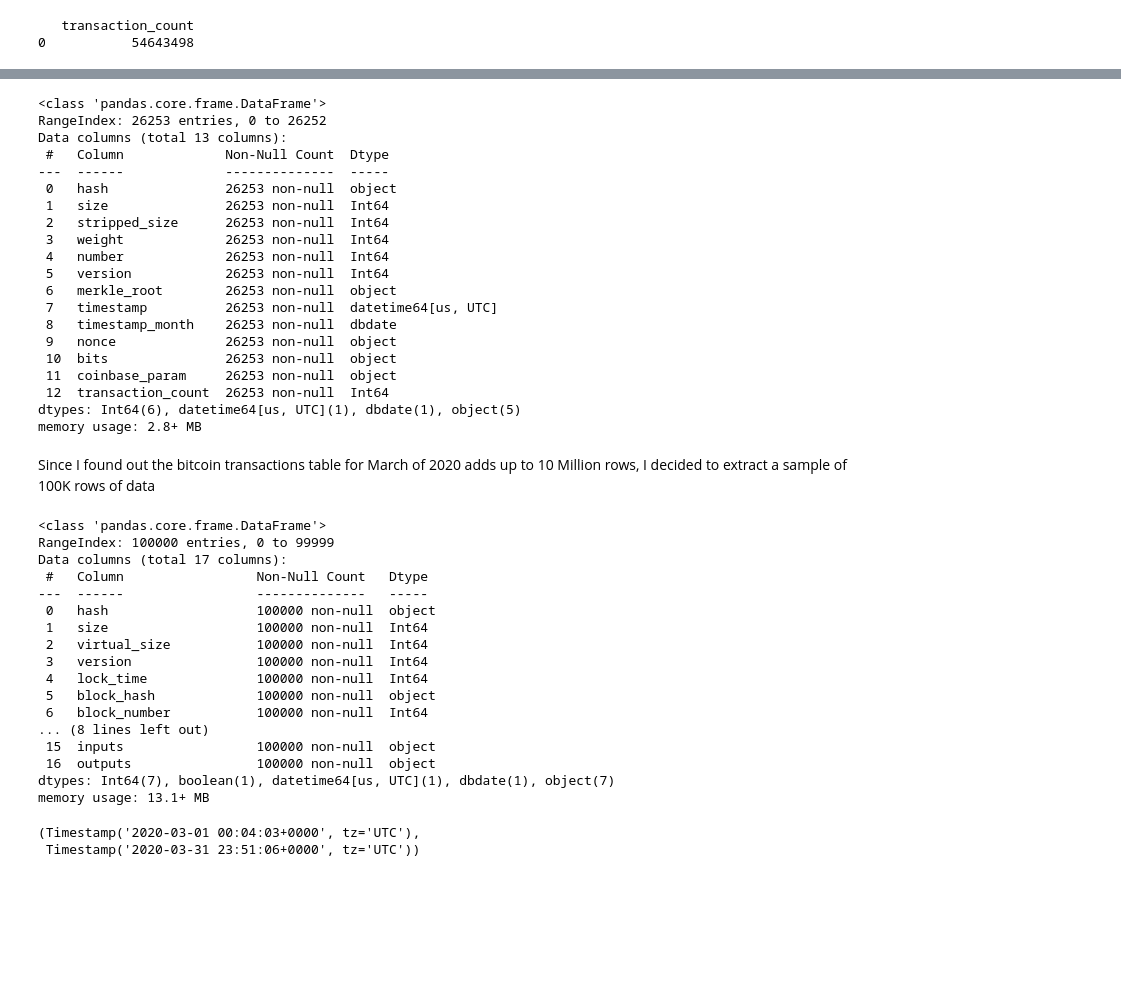
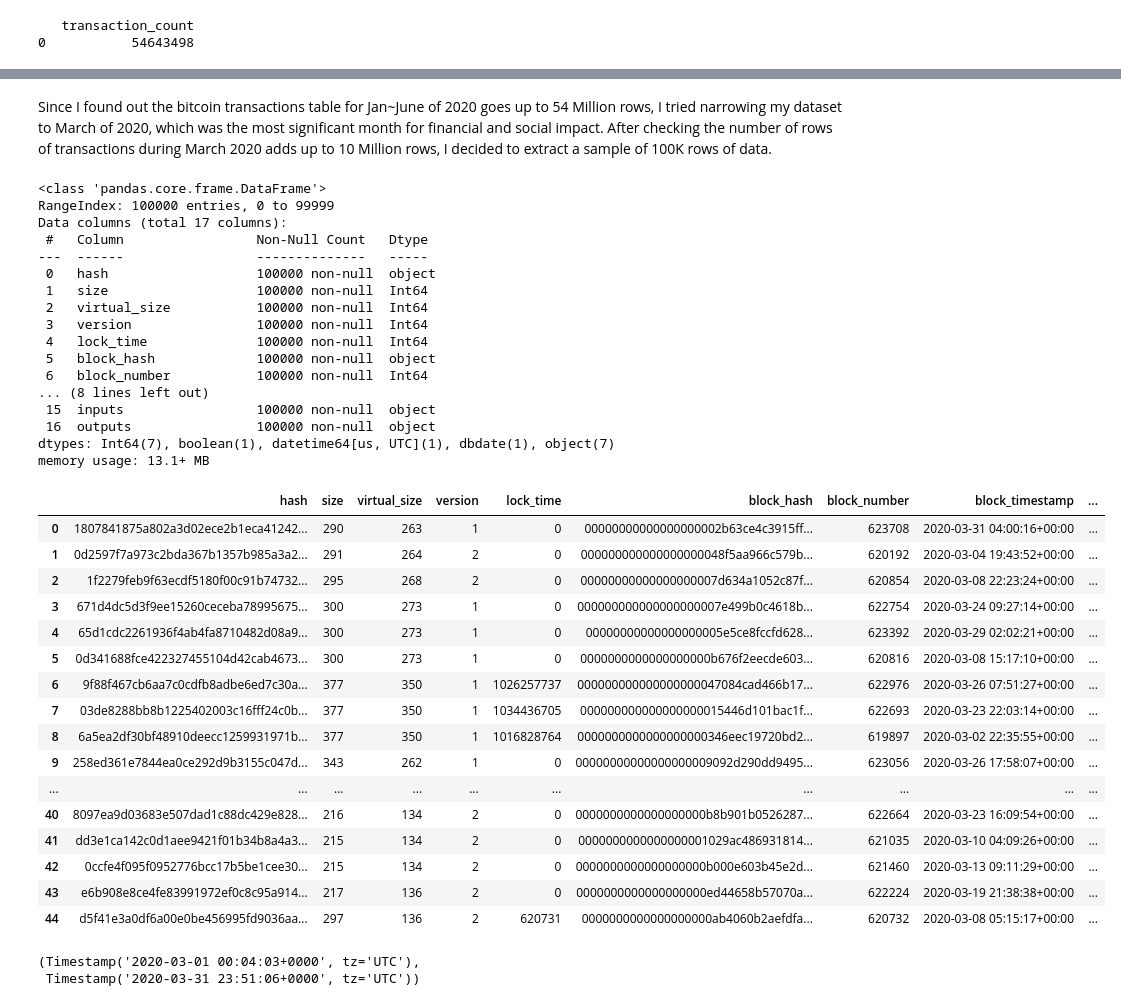
Before and after one commit to happybathtowel/CAPSTONE_PROJECT, a Jupyter notebook: BTC_Blockchain&WorldEvents_Analysis.ipynb, the cells around one changed output, grey strips where cells are left out. Cells and saved outputs as stored; diff of their text form; code cells hidden in the pictures; blank space fills up the shorter version.

```diff
--- a/BTC_Blockchain&WorldEvents_Analysis.ipynb
+++ b/BTC_Blockchain&WorldEvents_Analysis.ipynb
@@ -170,62 +111,51 @@ df_join_test.head()
-# %%
-query_blocks_covid = """
-SELECT *
-FROM `bigquery-public-data.crypto_bitcoin.blocks`
-WHERE timestamp BETWEEN '2020-01-01' AND '2020-06-30'
-"""
-df_blocks = client.query(query_blocks_covid).to_dataframe()
-df_blocks.info()
-# %% [output]
-<class 'pandas.core.frame.DataFrame'>
-RangeIndex: 26253 entries, 0 to 26252
-Data columns (total 13 columns):
- #   Column             Non-Null Count  Dtype
----  ------             --------------  -----
- 0   hash               26253 non-null  object
- 1   size               26253 non-null  Int64
- 2   stripped_size      26253 non-null  Int64
- 3   weight             26253 non-null  Int64
- 4   number             26253 non-null  Int64
- 5   version            26253 non-null  Int64
- 6   merkle_root        26253 non-null  object
- 7   timestamp          26253 non-null  datetime64[us, UTC]
- 8   timestamp_month    26253 non-null  dbdate
- 9   nonce              26253 non-null  object
- 10  bits               26253 non-null  object
- 11  coinbase_param     26253 non-null  object
- 12  transaction_count  26253 non-null  Int64
-dtypes: Int64(6), datetime64[us, UTC](1), dbdate(1), object(5)
-memory usage: 2.8+ MB
 # %% [markdown]
-Since I found out the bitcoin transactions table for March of 2020 adds up to 10 Million rows, I decided to extract a sample of 100K rows of data
+Since I found out the bitcoin transactions table for Jan~June of 2020 goes up to 54 Million rows, I tried narrowing my dataset to March of 2020, which was the most significant month for financial and social impact. After checking the number of rows of transactions during March 2020 adds up to 10 Million rows, I decided to extract a sample of 100K rows of data.
 # %%
 # Getting a sample (100k rows) of data from the bitcoin transactions table for March 2020:
 query_transactions_march_2020 = """
 SELECT *
 FROM `bigquery-public-data.crypto_bitcoin.transactions`
 WHERE block_timestamp BETWEEN '2020-03-01' AND '2020-03-31 23:59:59'
 LIMIT 100000
 """
 df_transactions = client.query(query_transactions_march_2020).to_dataframe()
 df_transactions.info()
+df_transactions.head(45)
 # %% [output]
 <class 'pandas.core.frame.DataFrame'>
 RangeIndex: 100000 entries, 0 to 99999
 Data columns (total 17 columns):
  #   Column                 Non-Null Count   Dtype
 ---  ------                 --------------   -----
  0   hash                   100000 non-null  object
  1   size                   100000 non-null  Int64
  2   virtual_size           100000 non-null  Int64
  3   version                100000 non-null  Int64
  4   lock_time              100000 non-null  Int64
  5   block_hash             100000 non-null  object
  6   block_number           100000 non-null  Int64
 ... (8 lines left out)
  15  inputs                 100000 non-null  object
  16  outputs                100000 non-null  object
 dtypes: Int64(7), boolean(1), datetime64[us, UTC](1), dbdate(1), object(7)
 memory usage: 13.1+ MB
+|  | hash | size | virtual_size | version | lock_time | block_hash | block_number | block_timestamp | ... |
+| 0 | 1807841875a802a3d02ece2b1eca41242... | 290 | 263 | 1 | 0 | 00000000000000000002b63ce4c3915ff... | 623708 | 2020-03-31 04:00:16+00:00 | ... |
+| 1 | 0d2597f7a973c2bda367b1357b985a3a2... | 291 | 264 | 2 | 0 | 000000000000000000048f5aa966c579b... | 620192 | 2020-03-04 19:43:52+00:00 | ... |
+| 2 | 1f2279feb9f63ecdf5180f00c91b74732... | 295 | 268 | 2 | 0 | 00000000000000000007d634a1052c87f... | 620854 | 2020-03-08 22:23:24+00:00 | ... |
+| 3 | 671d4dc5d3f9ee15260ceceba78995675... | 300 | 273 | 1 | 0 | 000000000000000000007e499b0c4618b... | 622754 | 2020-03-24 09:27:14+00:00 | ... |
+| 4 | 65d1cdc2261936f4ab4fa8710482d08a9... | 300 | 273 | 1 | 0 | 00000000000000000005e5ce8fccfd628... | 623392 | 2020-03-29 02:02:21+00:00 | ... |
+| 5 | 0d341688fce422327455104d42cab4673... | 300 | 273 | 1 | 0 | 0000000000000000000b676f2eecde603... | 620816 | 2020-03-08 15:17:10+00:00 | ... |
+| 6 | 9f88f467cb6aa7c0cdfb8adbe6ed7c30a... | 377 | 350 | 1 | 1026257737 | 000000000000000000047084cad466b17... | 622976 | 2020-03-26 07:51:27+00:00 | ... |
+| 7 | 03de8288bb8b1225402003c16fff24c0b... | 377 | 350 | 1 | 1034436705 | 000000000000000000015446d101bac1f... | 622693 | 2020-03-23 22:03:14+00:00 | ... |
+| 8 | 6a5ea2df30bf48910deecc1259931971b... | 377 | 350 | 1 | 1016828764 | 0000000000000000000346eec19720bd2... | 619897 | 2020-03-02 22:35:55+00:00 | ... |
+| 9 | 258ed361e7844ea0ce292d9b3155c047d... | 343 | 262 | 1 | 0 | 00000000000000000009092d290dd9495... | 623056 | 2020-03-26 17:58:07+00:00 | ... |
+| ... | ... | ... | ... | ... | ... | ... | ... | ... | ... |
+| 40 | 8097ea9d03683e507dad1c88dc429e828... | 216 | 134 | 2 | 0 | 0000000000000000000b8b901b0526287... | 622664 | 2020-03-23 16:09:54+00:00 | ... |
+| 41 | dd3e1ca142c0d1aee9421f01b34b8a4a3... | 215 | 134 | 2 | 0 | 0000000000000000001029ac486931814... | 621035 | 2020-03-10 04:09:26+00:00 | ... |
+| 42 | 0ccfe4f095f0952776bcc17b5be1cee30... | 215 | 134 | 2 | 0 | 0000000000000000000b000e603b45e2d... | 621460 | 2020-03-13 09:11:29+00:00 | ... |
+| 43 | e6b908e8ce4fe83991972ef0c8c95a914... | 217 | 136 | 2 | 0 | 0000000000000000000ed44658b57070a... | 622224 | 2020-03-19 21:38:38+00:00 | ... |
+| 44 | d5f41e3a0df6a00e0be456995fd9036aa... | 297 | 136 | 2 | 620731 | 0000000000000000000ab4060b2aefdfa... | 620732 | 2020-03-08 05:15:17+00:00 | ... |
 # %%
 (df_transactions['block_timestamp'].min(), df_transactions['block_timestamp'].max())
 # %% [output]
```
Also changed, not shown: parts of 19 cells of this notebook.
